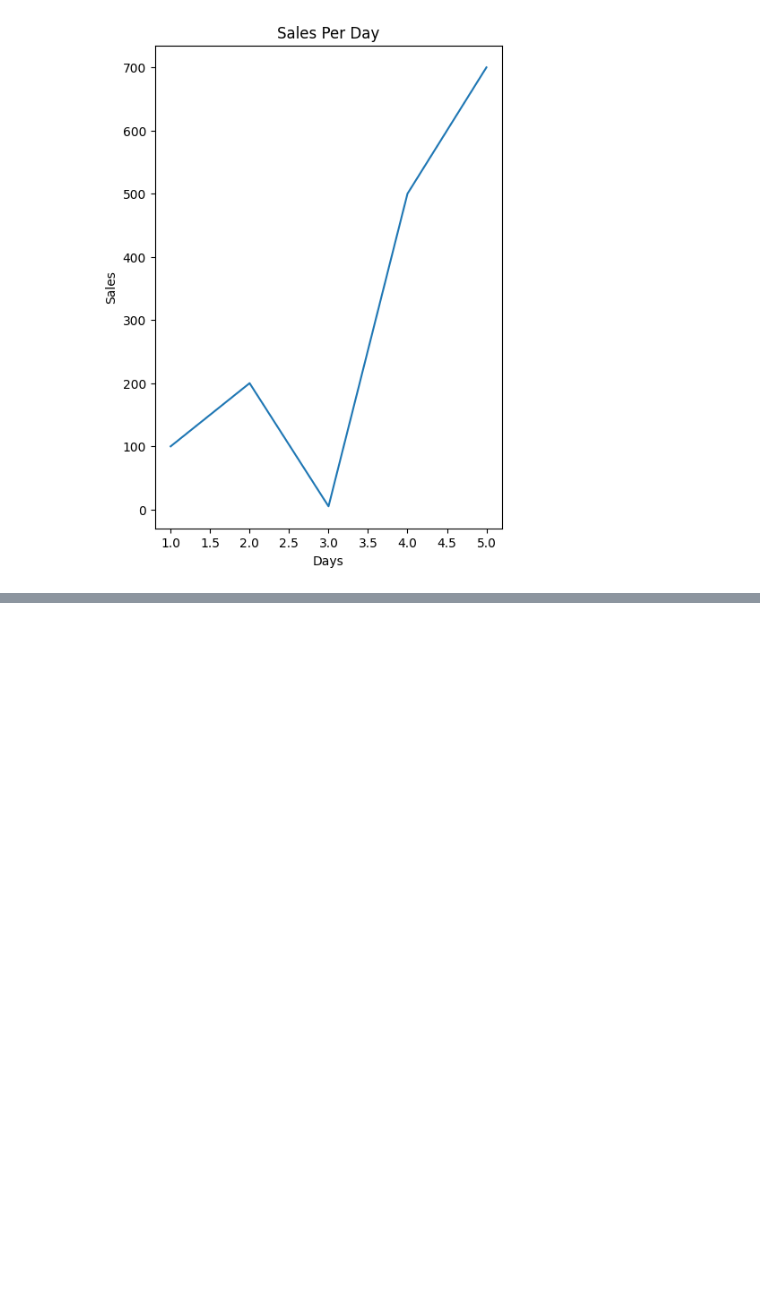
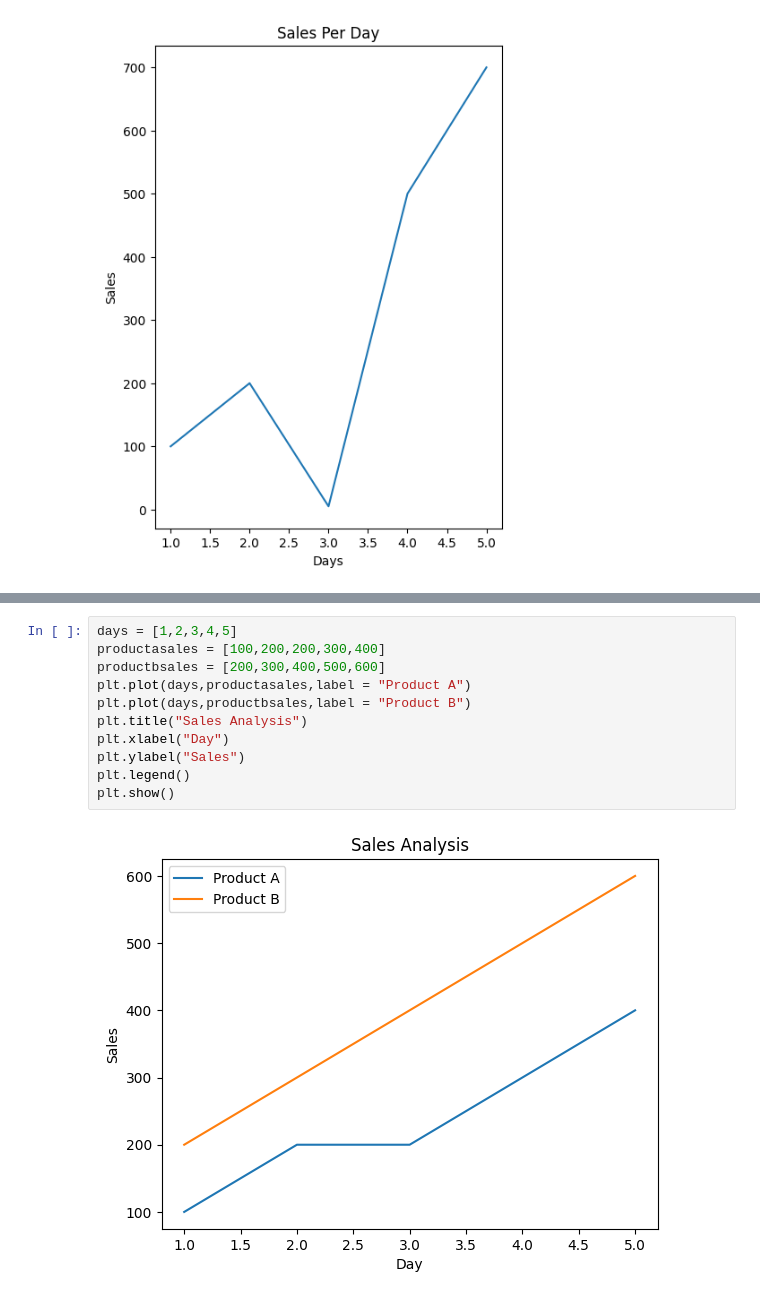
Before and after one commit to lakkireddylahari-bot/data-science-learning, a Jupyter notebook: matplotlib.ipynb, the cells around one changed output, grey strips where cells are left out. Saved outputs shown, nothing was run; the diff lists cells and outputs as text; blank space fills up the shorter version.

```diff
--- a/matplotlib.ipynb
+++ b/matplotlib.ipynb
@@ -45,0 +46,13 @@ plt.show()
+# %%
+days = [1,2,3,4,5]
+productasales = [100,200,200,300,400]
+productbsales = [200,300,400,500,600]
+plt.plot(days,productasales,label = "Product A")
+plt.plot(days,productbsales,label = "Product B")
+plt.title("Sales Analysis")
+plt.xlabel("Day")
+plt.ylabel("Sales")
+plt.legend()
+plt.show()
+# %% [output]
+[figure, added]
```
Also changed, not shown: parts of 1 cell of this notebook.
